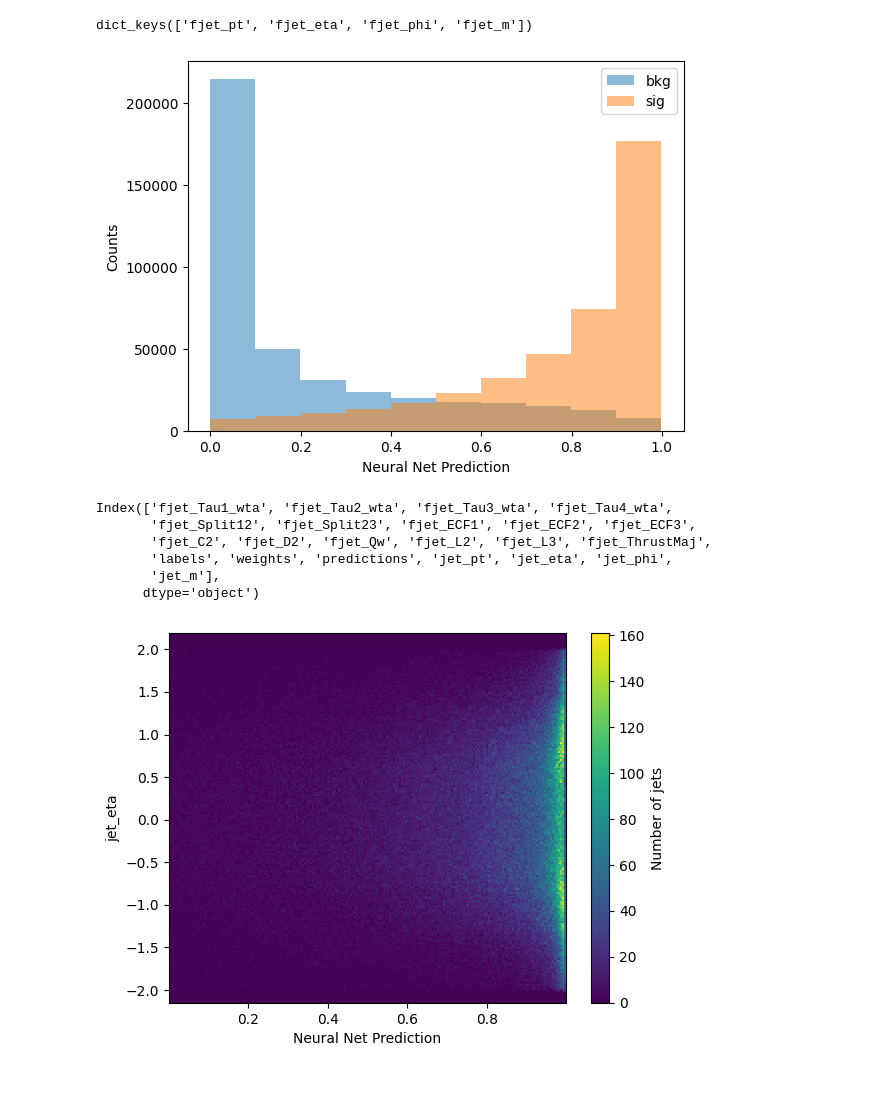
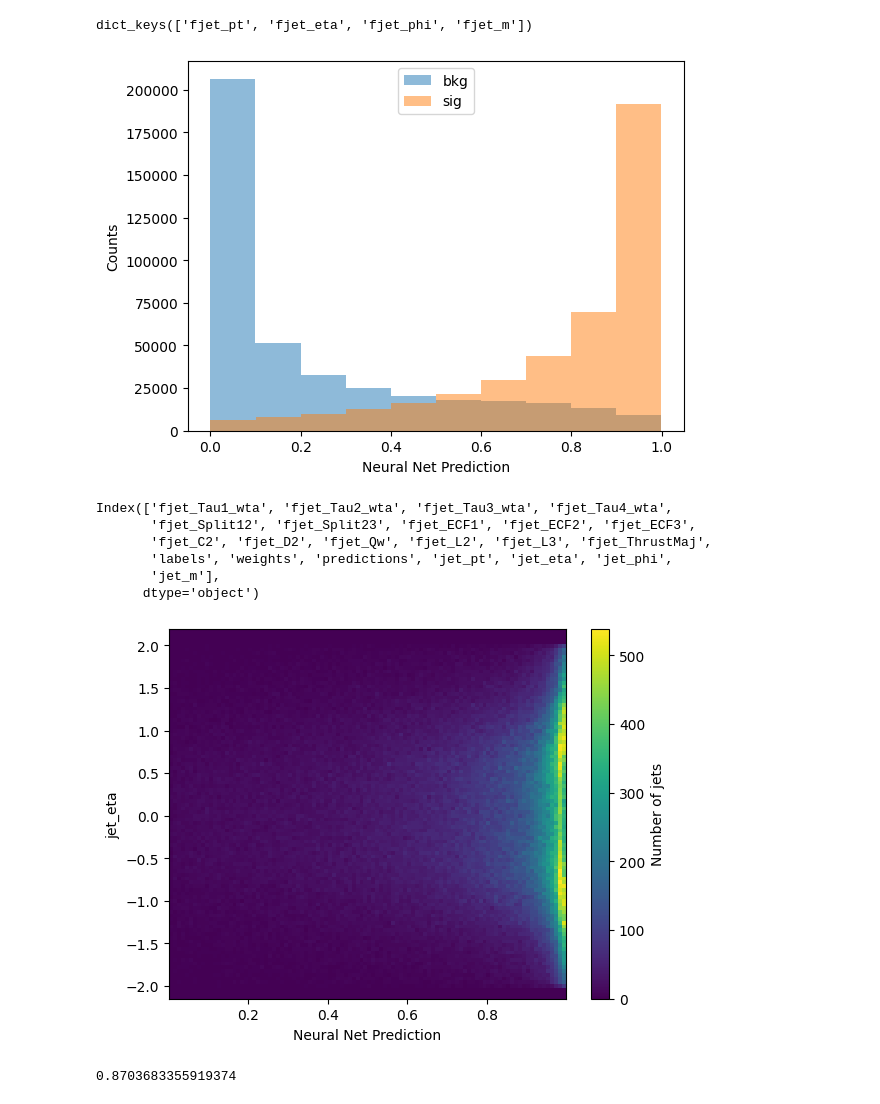
Before and after one commit to mkidson/Uni-Code, a Jupyter notebook: Honours/DS/Top_Tagging/topTaggingStats.ipynb, the cells around one changed output. Saved outputs shown, nothing was run; the diff lists cells and outputs as text; code cells hidden in the pictures.

```diff
--- a/Honours/DS/Top_Tagging/topTaggingStats.ipynb
+++ b/Honours/DS/Top_Tagging/topTaggingStats.ipynb
@@ -13,4 +14,5 @@ import tensorflow as tf
 import preprocessing
 # %%
 model = keras.models.load_model('./models/highLevel_preprocessed_3_layers_correct_preprocessing/')
+batch_size = 100
 # %% [output]
@@ -47,8 +49,10 @@ jetVarsArr = [val for val in jetVars.values()]
 jetVarsDf = pd.DataFrame(np.stack(jetVarsArr, axis=-1))
 
 data_train, data_test, labels_train, labels_test, weights_train, weights_test, jetVars_train, jetVars_test = train_test_split(processed_df, npDataLabels, npDataWeights, jetVarsDf, test_size=0.33, random_state=69, shuffle=True)
+
+test_data_set = tf.data.Dataset.from_tensor_slices((data_test, labels_test, weights_test)).batch(batch_size)
 # %% [markdown]
 ## Now to start analysing
 # %%
-testPreds = model.predict(data_test)
+testPreds = model.predict(test_data_set)
 # %% [output]
@@ -90,7 +94,7 @@ plt.legend()
 # plt.yscale('log')
 plt.show()
 # %% [output]
-[figure, old version]
+[figure, new version]
 # %%
 print(data_test_new.columns)
 # %% [output]
@@ -103,10 +107,10 @@ Index(['fjet_Tau1_wta', 'fjet_Tau2_wta', 'fjet_Tau3_wta', 'fjet_Tau4_wta',
 # %%
 plt.figure()
 plt.xlabel('Neural Net Prediction')
 plt.ylabel('jet_eta')
 
-plt.hist2d(data_test_new['predictions'][sigIndices], data_test_new['jet_eta'][sigIndices], bins=[200, 200])
+plt.hist2d(data_test_new['predictions'][sigIndices], data_test_new['jet_eta'][sigIndices], bins=[100, 100])
 plt.colorbar(label='Number of jets')
 plt.show()
 # %% [output]
-[figure, old version]
+[figure, new version]
@@ -112,0 +119,5 @@ plt.show()
+# %%
+percent_correct_sig_preds = len(correct_sig_preds)/len(data_test_new[sigIndices])
+print(percent_correct_sig_preds)
+# %% [output]
+0.8703683355919374
```
Also changed, not shown: parts of 7 cells of this notebook, 20 other files.
